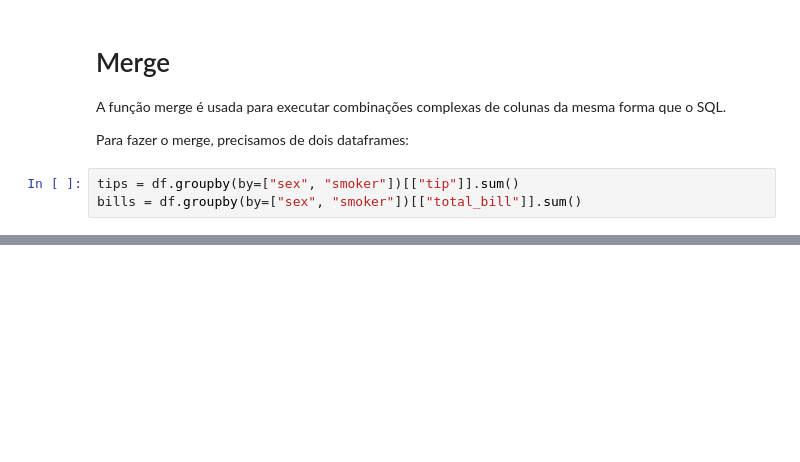
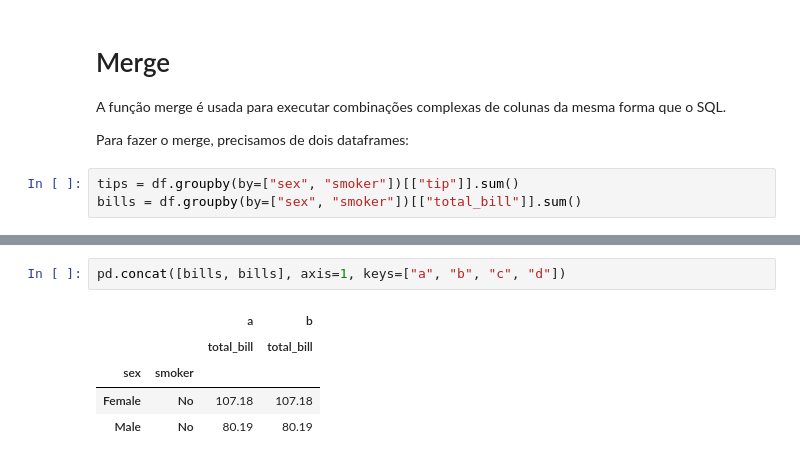
Before and after one commit to romulovieira777/Business_Analytics, a Jupyter notebook: Modulo_01_Programacao_para_Analise_de_Dados/Codigo_Python/13_Manipulacao_de_Dados_com_Pandas_Parte_03.ipynb, the cells around one changed output, grey strips where cells are left out. Drawn from its saved outputs; the diff is of its cells as text; blank space fills up the shorter version.

```diff
--- a/Modulo_01_Programacao_para_Analise_de_Dados/Codigo_Python/13_Manipulacao_de_Dados_com_Pandas_Parte_03.ipynb
+++ b/Modulo_01_Programacao_para_Analise_de_Dados/Codigo_Python/13_Manipulacao_de_Dados_com_Pandas_Parte_03.ipynb
@@ -405,0 +648,8 @@ Ao executar o comando abaixo, podemos ver o que o merge tem diversos parâmetros
+# %%
+pd.concat([bills, bills], axis=1, keys=["a", "b", "c", "d"])
+# %% [output]
+|  |  | a | b |
+|  |  | total_bill | total_bill |
+| sex | smoker |  |  |
+| Female | No | 107.18 | 107.18 |
+| Male | No | 80.19 | 80.19 |
```
Also changed, not shown: parts of 50 cells of this notebook, 2 other files.
